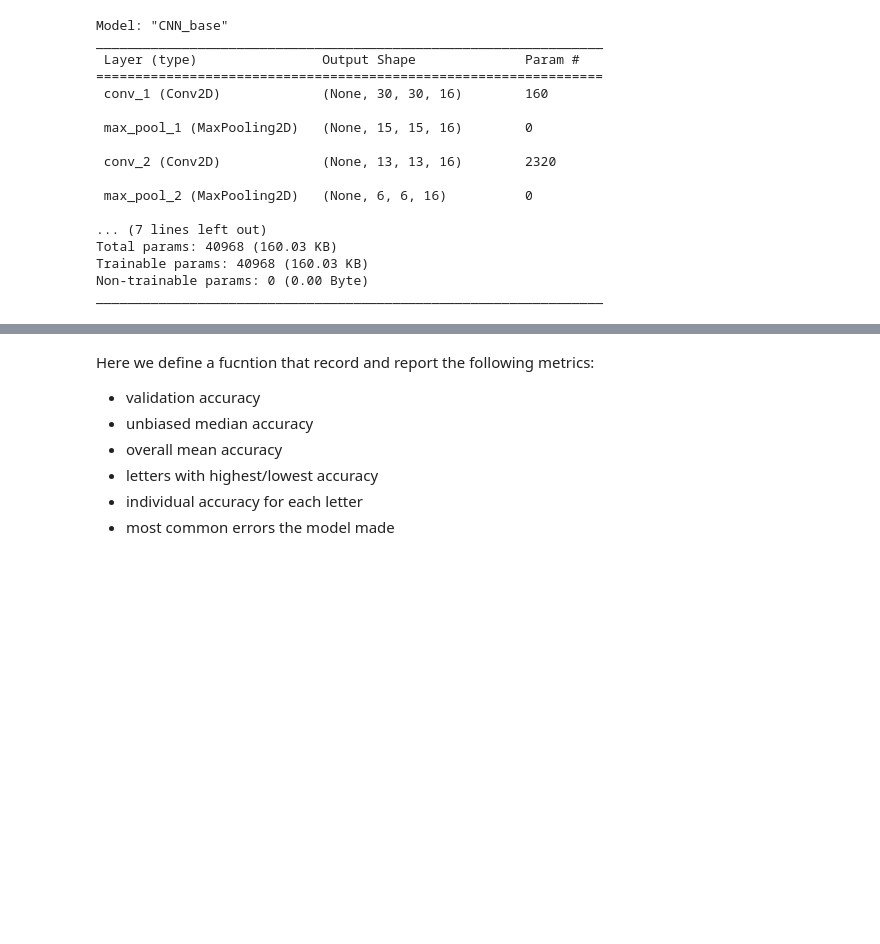
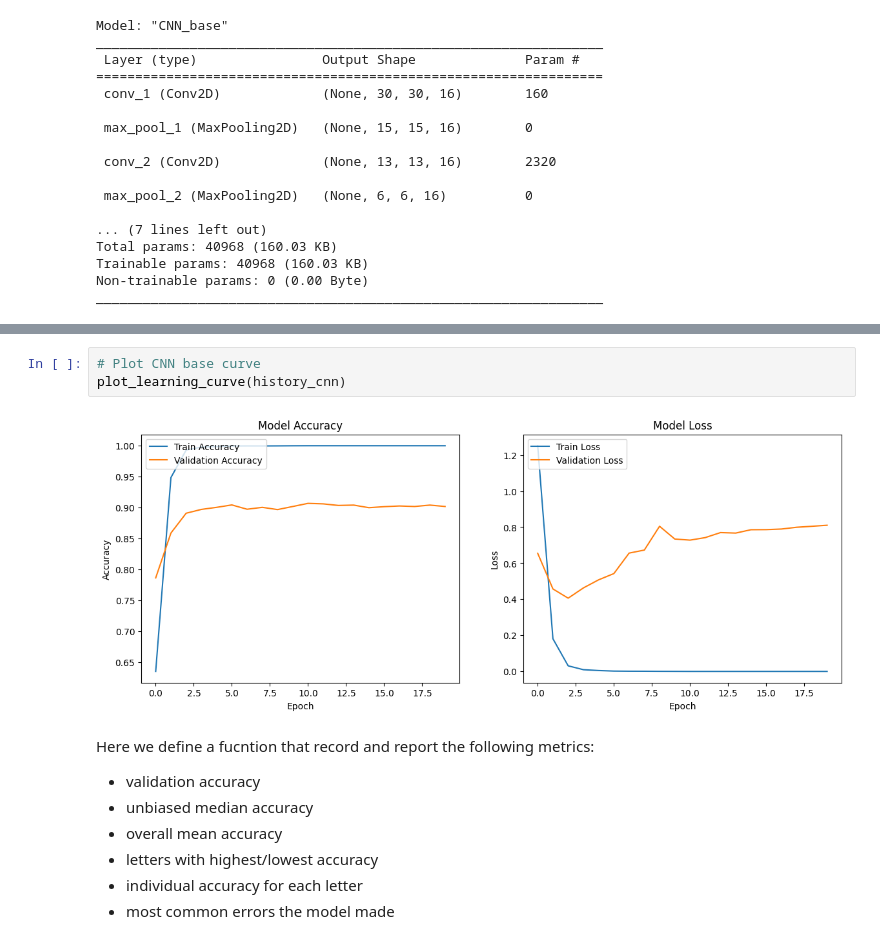
Before and after one commit to billzhao1030/Using_ML_Tools, a Jupyter notebook: Assignment/Assignment 3/Assignment3_UMLT_2024_instructions.ipynb, the cells around one changed output, grey strips where cells are left out. Cells and saved outputs as stored; diff of their text form; blank space fills up the shorter version.

```diff
--- a/Assignment/Assignment 3/Assignment3_UMLT_2024_instructions.ipynb
+++ b/Assignment/Assignment 3/Assignment3_UMLT_2024_instructions.ipynb
@@ -341,3 +372,8 @@ Epoch 20/20
+# %%
+# Plot CNN base curve
+plot_learning_curve(history_cnn)
+# %% [output]
+[figure, added]
 # %% [markdown]
 Here we define a fucntion that record and report the following metrics:
 - validation accuracy
```
Also changed, not shown: parts of 13 cells of this notebook.
